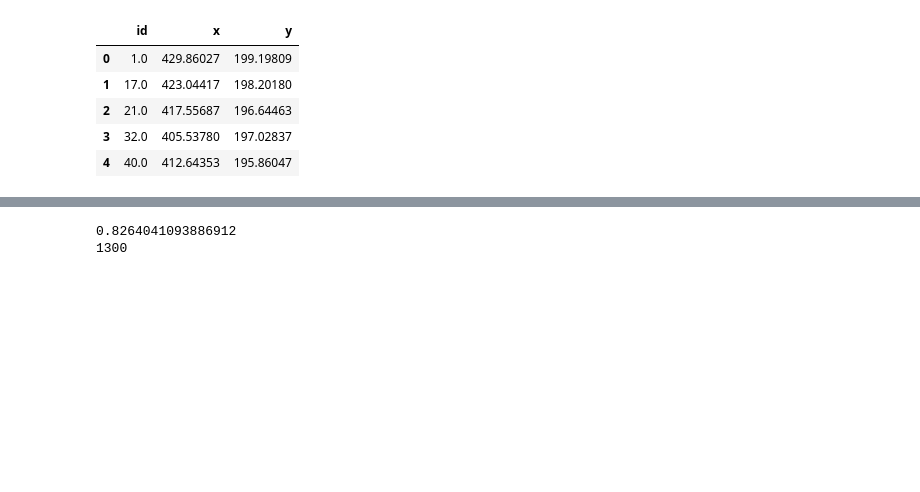
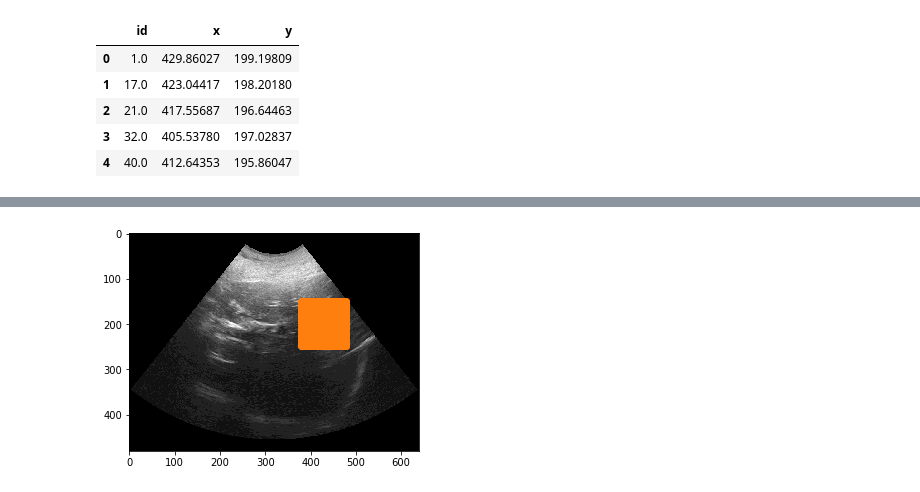
Before and after one commit to melanibe/USMotionTracking, a Jupyter notebook: Playground notebook.ipynb, the cells around one changed output, grey strips where cells are left out. Saved outputs shown, nothing was run; the diff lists cells and outputs as text; code cells hidden in the pictures; blank space fills up the shorter version.

```diff
--- a/Playground notebook.ipynb
+++ b/Playground notebook.ipynb
@@ -375,18 +278,38 @@ plt.show()
+# %%
+xv, yv = find_search_pixel(c1, c2)
+# Display the image
+# Create figure and axes
+fig,ax = plt.subplots(1)
+ax.imshow(Image.open(img1))
+ax.scatter(c1, c2, s=1)
+ax.scatter(xv, yv)
+plt.show()
+# %% [output]
+[figure, added]
 # %%
-m_previous = np.mean(im1[xv, yv])
-xv, yv = find_pixel_circle(c1, c2)
-NCC_all = []
-for i,j in zip(np.ravel(xv), np.ravel(yv)):
-    tmp_x, tmp_y = find_pixel_circle(i, j)
-    x1 = np.ravel(im1[xv, yv])
-    x2 = np.ravel(im2[tmp_x, tmp_y])
-    x1 = x1 - np.mean(x1)
-    x2 = x2 - np.mean(x2)
-    num = np.sum(x1*x2)
-    denom = np.sqrt(np.sum(x1**2)*np.sum(x2**2))
-    NCC_all.append(num/denom)
-print(np.max(NCC_all))
-print(np.argmax(NCC_all)) # TO CHECK how to get back to the coordinates?
+def find_new_template_center_NCC(c1, c2, im1, im2, width=100, c1_init = None, c2_init=None):
+    searchx, searchy = find_search_pixel(c1, c2)
+    if c1_init is None:
+        xv, yv = find_template_pixel(c1, c2, width)
+    else:
+        xv, yv = find_template_pixel(c1_init, c2_init, width)
+    NCC_all = []
+    for i, j in zip(np.ravel(searchx), np.ravel(searchy)):
+        #print(i,j)
+        tmp_x, tmp_y = find_template_pixel(i, j, width)
+        #fig, ax = plt.subplots(1)
+        #ax.imshow(im2)
+        #ax.scatter(tmp_x, tmp_y)
+        #plt.show()
+        print(np.min(np.ravel(tmp_x)))
+        x1 = np.ravel(im1[np.ravel(yv), np.ravel(xv)])
+        x2 = np.ravel(im2[np.ravel(tmp_y), np.ravel(tmp_x) ])
+        x1 = x1 - np.mean(x1)
+        x2 = x2 - np.mean(x2)
+        num = np.sum(x1*x2)
+        denom = np.sqrt(np.sum(x1**2)*np.sum(x2**2))
+        NCC_all.append(num/denom)
+    maxNCC = np.max(NCC_all)
+    idx = np.argmax(NCC_all)
+    best_c1, best_c2 = np.ravel(searchx)[idx], np.ravel(searchy)[idx]
+    return best_c1, best_c2, maxNCC
-# %% [output]
-0.8264041093886912
-1300
```
Also changed, not shown: parts of 36 cells of this notebook.
